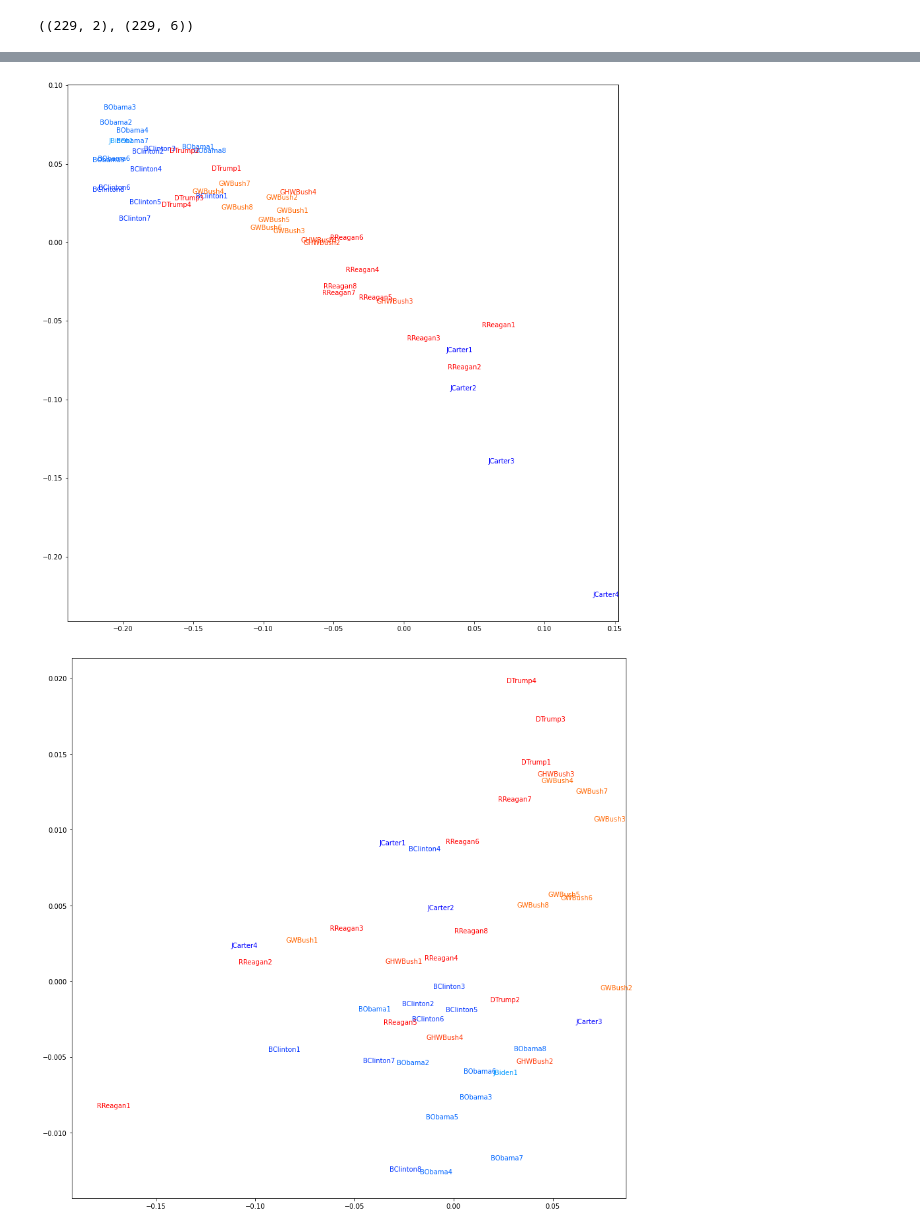
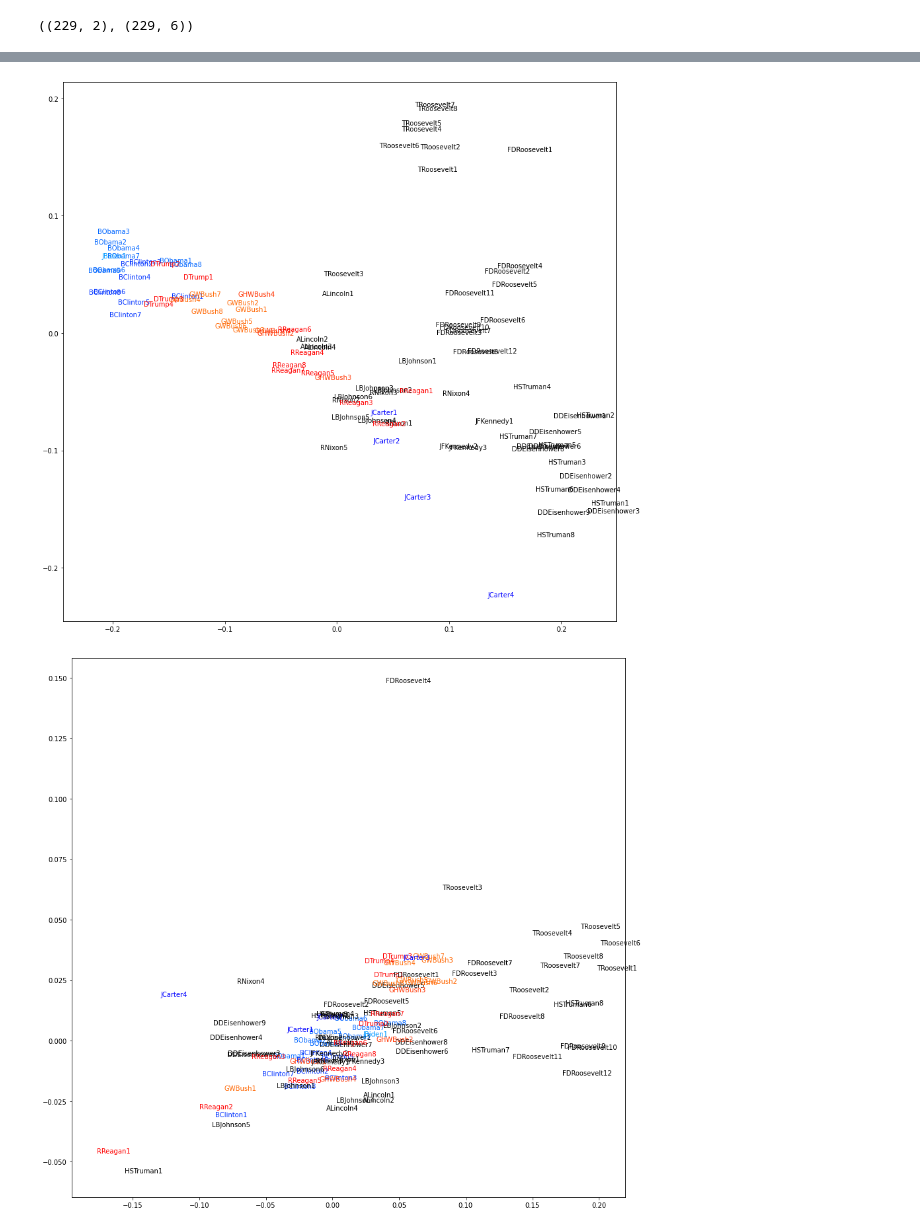
Before and after one commit to damiansp/NLP, a Jupyter notebook: state_of_the_union/TF_IDF.py.ipynb, the cells around one changed output, grey strips where cells are left out. Drawn from its saved outputs; the diff is of its cells as text; code cells hidden in the pictures.

```diff
--- a/state_of_the_union/TF_IDF.py.ipynb
+++ b/state_of_the_union/TF_IDF.py.ipynb
@@ -216,7 +215,7 @@ colors = {
     'GWBush': '#FF6600',
     'DTrump': '#FF0000'}
 # %%
-cols = [[col for col in list(reduced) if x in col] for x in recent]
+cols = [[col for col in list(reduced) if x in col] for x in examine]
 cols = [speech for pres in cols for speech in pres]
 #cols
 # %%
@@ -225,6 +224,6 @@ for i, speech in enumerate(reduced.columns):
     if speech in cols:
         plt.scatter(tsne[i, 0], tsne[i, 1], alpha=0)
         pres = re.sub('[0-9]+', '', speech)
-        col = colors[pres]
+        col = colors.get(pres, '#000000')
         plt.annotate(speech, (tsne[i, 0], tsne[i, 1]), color=col);
 # %% [output]
@@ -235,6 +234,6 @@ for i, speech in enumerate(reduced.columns):
     if speech in cols:
         plt.scatter(pca[i, 0], pca[i, 1], alpha=0)
         pres = re.sub('[0-9]+', '', speech)
-        col = colors[pres]
+        col = colors.get(pres, '#000000')
         plt.annotate(speech, (pca[i, 0], pca[i, 1]), color=col);
 # %% [output]
@@ -245,17 +244,17 @@ for i, speech in enumerate(reduced.columns):
     if speech in cols:
         plt.scatter(pca[i, 2], pca[i, 3], alpha=0)
         pres = re.sub('[0-9]+', '', speech)
-        col = colors[pres]
+        col = colors.get(pres, '#000000')
         plt.annotate(speech, (pca[i, 2], pca[i, 3]), color=col);
 # %% [output]
-[figure, old version]
+[figure, new version]
 # %%
 plt.figure(figsize=[15, 15])
 for i, speech in enumerate(reduced.columns):
     if speech in cols:
         plt.scatter(pca[i, 4], pca[i, 5], alpha=0)
         pres = re.sub('[0-9]+', '', speech)
-        col = colors[pres]
+        col = colors.get(pres, '#000000')
         plt.annotate(speech, (pca[i, 4], pca[i, 5]), color=col);
 # %% [output]
-[figure, old version]
+[figure, new version]
```
Also changed, not shown: parts of 4 cells of this notebook.
